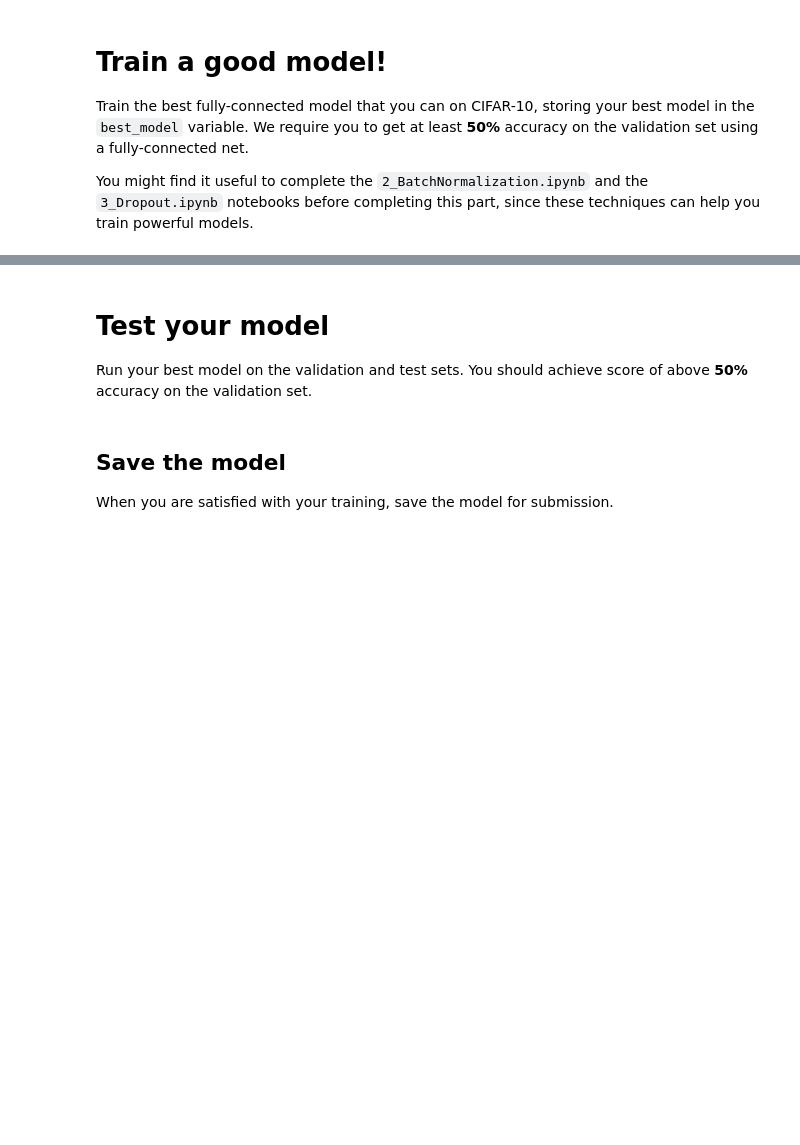
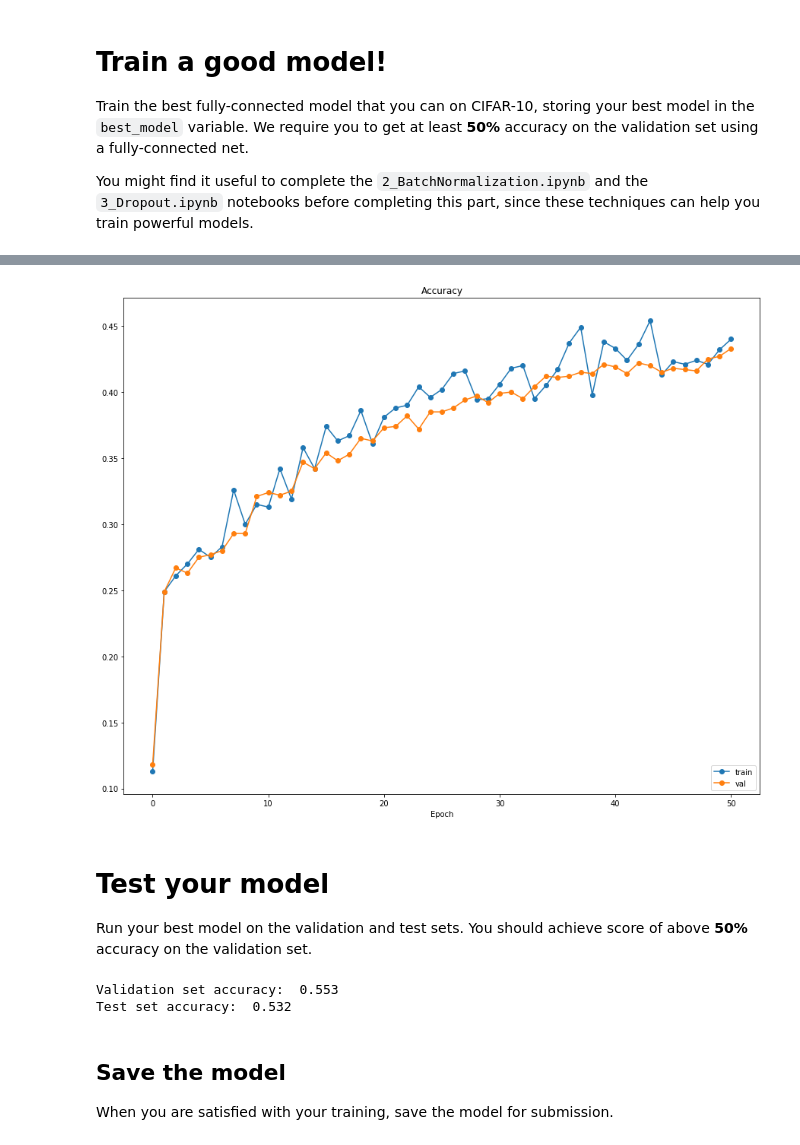
Before and after one commit to cornerfarmer/i2dl, a Jupyter notebook: exercise_2/1_FullyConnectedNets.ipynb, the cells around one changed output, grey strips where cells are left out. Drawn from its saved outputs; the diff is of its cells as text; code cells hidden in the pictures; blank space fills up the shorter version.

```diff
--- a/exercise_2/1_FullyConnectedNets.ipynb
+++ b/exercise_2/1_FullyConnectedNets.ipynb
@@ -715,6 +711,12 @@ Train the best fully-connected model that you can on CIFAR-10, storing your best
 You might find it useful to complete the `2_BatchNormalization.ipynb` and the `3_Dropout.ipynb` notebooks before completing this part, since these techniques can help you train powerful models.
 # %%
 best_model = None
+full_data = {
+  'X_train': data['X_train'],
+  'y_train': data['y_train'],
+  'X_val': data['X_val'],
+  'y_val': data['y_val'],
+}
 
 ################################################################################
 # TODO: Train the best FullyConnectedNet that you can on CIFAR-10. You might   #
@@ -722,7 +724,29 @@ best_model = None
 # best_model variable.                                                         #
 # Note that dropout is not required to pass beyond the linear scoring regime   #
 ################################################################################
-pass
+update_rule = 'sgd_momentum'
+print('running with ', update_rule)
+best_model = FullyConnectedNet([512], weight_scale=1e-4, use_batchnorm=True, dropout=0.75, reg=0.0)
+
+solver = Solver(best_model, full_data,
+              num_epochs=50, batch_size=200,
+              update_rule=update_rule,
+              optim_config={
+                'learning_rate': 0.0001
+              },
+              verbose=True, print_every=100000)
+solver.train()
+
+
+plt.subplot(1, 1, 1)
+plt.title('Accuracy')
+plt.plot(solver.train_acc_history, '-o', label='train')
+plt.plot(solver.val_acc_history, '-o', label='val')
+plt.xlabel('Epoch')
+plt.legend(loc='lower right')
+plt.gcf().set_size_inches(15, 12)
+plt.show()
 ################################################################################
 #                              END OF YOUR CODE                                #
 ################################################################################
+# %% [output]
@@ -729,3 +770,4 @@ pass
+[figure, added]
 # %% [markdown]
 # Test your model
 Run your best model on the validation and test sets. You should achieve score of above __50%__ accuracy on the validation set.
@@ -739,6 +781,9 @@ y_test_pred = np.argmax(best_model.loss(X_test), axis=1)
 y_val_pred = np.argmax(best_model.loss(X_val), axis=1)
 print('Validation set accuracy: ', (y_val_pred == y_val).mean())
 print('Test set accuracy: ', (y_test_pred == y_test).mean())
+# %% [output]
+Validation set accuracy:  0.553
+Test set accuracy:  0.532
 # %% [markdown]
 ## Save the model
 
```
Also changed, not shown: parts of 16 cells of this notebook, 11 other files.
